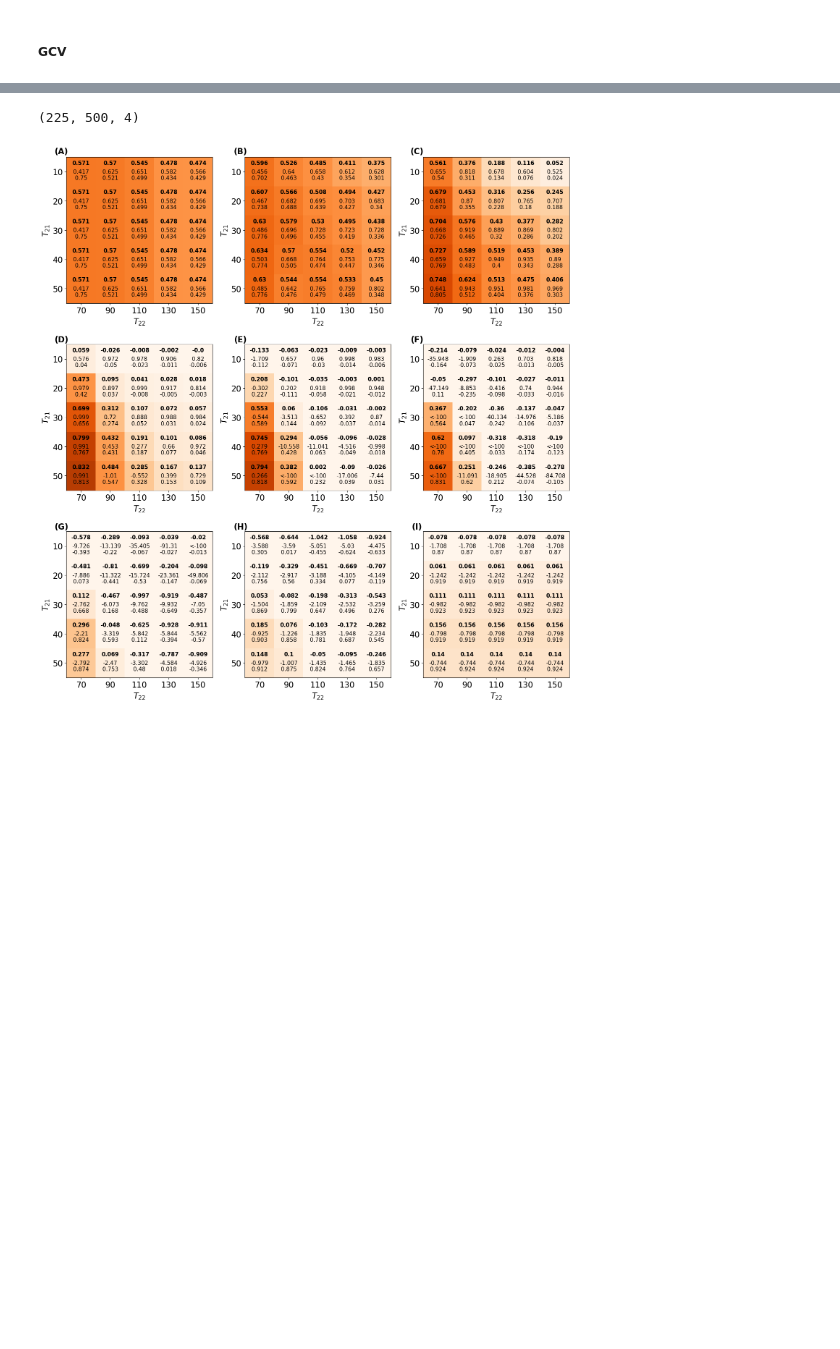
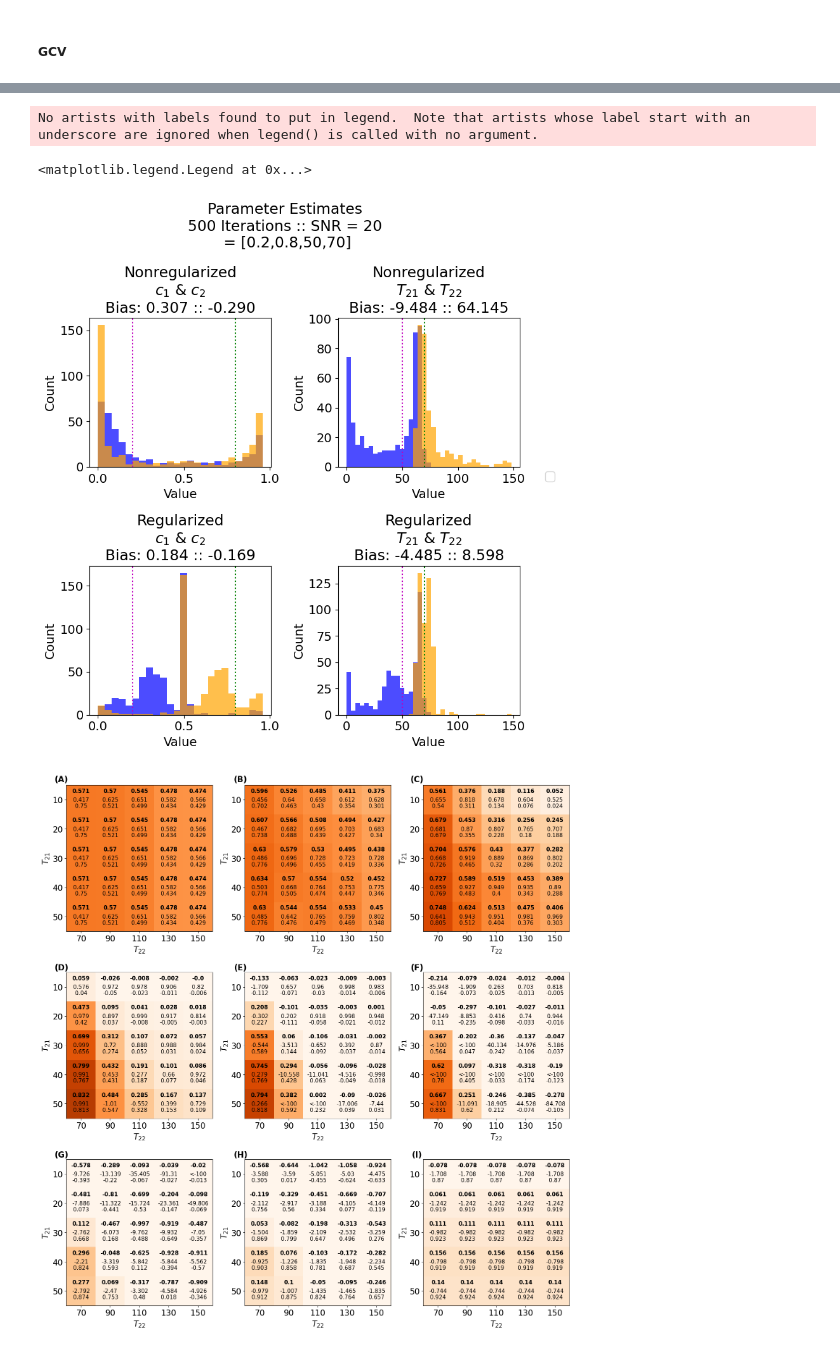
Before and after one commit to Griffin997/Regularization, a Jupyter notebook: EstimateP_AnalyzeSimulations.ipynb, the cells around one changed output, grey strips where cells are left out. Cells and saved outputs as stored; diff of their text form; code cells hidden in the pictures; blank space fills up the shorter version.

```diff
--- a/EstimateP_AnalyzeSimulations.ipynb
+++ b/EstimateP_AnalyzeSimulations.ipynb
@@ -692,78 +704,78 @@ fig.text(0.705,0.86, '(C)', ha="center", va="center", color="black", weight = "b
 plt.rc('font', size = 14)
 # %% [output]
 [figure]
-# %%
-ds1_GCV_final_params.shape
-# %% [output]
-(225, 500, 4)
 # %%
 pCombo_hist = [0.2,0.8,50,70]
 pC_index_hist = paramCombos.index(pCombo_hist)
 
 plt.rc('font', size = 14)
 
-fig, ax = plt.subplots(2, 2, figsize=(8, 15), tight_layout=True)
-fig.suptitle(f"Parameter Estimates\n{iterations} Iterations :: SNR = {SNR_value :0.2f}\n = [{c1},{c2},{T21},{T22}]")
+fig, ax = plt.subplots(2, 2, figsize=(8, 9), tight_layout=True)
+fig.suptitle(f"Parameter Estimates\n{ds1_GCV_final_params.shape[1]} Iterations :: SNR = {ds1_SNR_value}\n = [{pCombo_hist[0]},{pCombo_hist[1]},{pCombo_hist[2]},{pCombo_hist[3]}]")
 
 #Offset Result
+bin_array = np.arange(0, 1, 0.04)
+ax[0,0].hist(x=ds1_NR_final_params[pC_index_hist,:,0], bins=bin_array, color='b', alpha = 0.7)
+ax[0,0].hist(x=ds1_NR_final_params[pC_index_hist,:,1], bins=bin_array, color='orange', alpha = 0.7)
+ax[0,0].axvline(x = pCombo_hist[0], color='m', ls = ':')
+ax[0,0].axvline(x = pCombo_hist[1], color='g', ls = ':')
+ax[0,0].set_xlabel('Value')
+ax[0,0].set_ylabel('Count')
+ax[0,0].set_title(f"Nonregularized\n{param_name_list[0]} & {param_name_list[1]}\nBias: {np.mean(ds1_NR_final_params[pC_index_hist,:,0]) - pCombo_hist[0]:.3f} :: {np.mean(ds1_NR_final_params[pC_index_hist,:,1]) - pCombo_hist[1]:.3f}")
+
+ymin, ymax = ax[0,0].get_ylim()
+xmin, xmax = ax[0,0].get_xlim()
+yup = ymin+(ymax-ymin)*2//3
+ydn = ymin+(ymax-ymin)*1//3
+
+bin_array = np.arange(0, 150, 4)
+ax[0,1].hist(x=ds1_NR_final_params[pC_index_hist,:,2], bins=bin_array, color='b', alpha = 0.7)
+ax[0,1].hist(x=ds1_NR_final_params[pC_index_hist,:,3], bins=bin_array, color='orange', alpha = 0.7)
+ax[0,1].axvline(x = pCombo_hist[2], color='m', ls = ':')
+ax[0,1].axvline(x = pCombo_hist[3], color='g', ls = ':')
+ax[0,1].set_xlabel('Value')
+ax[0,1].set_ylabel('Count')
+ax[0,1].set_title(f"Nonregularized\n{param_name_list[2]} & {param_name_list[3]}\nBias: {np.mean(ds1_NR_final_params[pC_index_hist,:,2]) - pCombo_hist[2]:.3f} :: {np.mean(ds1_NR_final_params[pC_index_hist,:,3]) - pCombo_hist[3]:.3f}")
+
+ymin, ymax = ax[0,1].get_ylim()
+xmin, xmax = ax[0,1].get_xlim()
+yup = ymin+(ymax-ymin)*2//3
+ydn = ymin+(ymax-ymin)*1//3
+
+#Rician Results
 bin_array = np.arange(0, 1, 0.04)
 ax[1,0].hist(x=ds1_GCV_final_params[pC_index_hist,:,0], bins=bin_array, color='b', alpha = 0.7)
 ax[1,0].hist(x=ds1_GCV_final_params[pC_index_hist,:,1], bins=bin_array, color='orange', alpha = 0.7)
 ax[1,0].axvline(x = pCombo_hist[0], color='m', ls = ':')
 ax[1,0].axvline(x = pCombo_hist[1], color='g', ls = ':')
 ax[1,0].set_xlabel('Value')
 ax[1,0].set_ylabel('Count')
-ax[1,0].set_title(f"Offset\n{param_name_list[0]} & {param_name_list[1]}")
+ax[1,0].set_title(f"Regularized\n{param_name_list[0]} & {param_name_list[1]}\nBias: {np.mean(ds1_GCV_final_params[pC_index_hist,:,0]) - pCombo_hist[0]:.3f} :: {np.mean(ds1_GCV_final_params[pC_index_hist,:,1]) - pCombo_hist[1]:.3f}")
 
 ymin, ymax = ax[1,0].get_ylim()
 xmin, xmax = ax[1,0].get_xlim()
 yup = ymin+(ymax-ymin)*2//3
 ydn = ymin+(ymax-ymin)*1//3
 
 bin_array = np.arange(0, 150, 4)
 ax[1,1].hist(x=ds1_GCV_final_params[pC_index_hist,:,2], bins=bin_array, color='b', alpha = 0.7)
 ax[1,1].hist(x=ds1_GCV_final_params[pC_index_hist,:,3], bins=bin_array, color='orange', alpha = 0.7)
 ax[1,1].axvline(x = pCombo_hist[2], color='m', ls = ':')
 ax[1,1].axvline(x = pCombo_hist[3], color='g', ls = ':')
 ax[1,1].set_xlabel('Value')
 ax[1,1].set_ylabel('Count')
-ax[1,1].set_title(f"Offset\n{param_name_list[2]} & {param_name_list[3]}")
+ax[1,1].set_title(f"Regularized\n{param_name_list[2]} & {param_name_list[3]}\nBias: {np.mean(ds1_GCV_final_params[pC_index_hist,:,2]) - pCombo_hist[2]:.3f} :: {np.mean(ds1_GCV_final_params[pC_index_hist,:,3]) - pCombo_hist[3]:.3f}")
 
 ymin, ymax = ax[1,1].get_ylim()
 xmin, xmax = ax[1,1].get_xlim()
 yup = ymin+(ymax-ymin)*2//3
 ydn = ymin+(ymax-ymin)*1//3
 
-#Rician Results
-bin_array = np.arange(0, 1, 0.04)
-ax[2,0].hist(x=rician_params[:,0], bins=bin_array, color='b', alpha = 0.7)
-ax[2,0].hist(x=rician_params[:,1], bins=bin_array, color='orange', alpha = 0.7)
-ax[2,0].axvline(x = true_params[0], color='m', ls = ':')
-ax[2,0].axvline(x = true_params[1], color='g', ls = ':')
-ax[2,0].set_xlabel('Value')
-ax[2,0].set_ylabel('Count')
-ax[2,0].set_title(f"Rician\n{param_name_list[0]} & {param_name_list[1]}")
-
-ymin, ymax = ax[2,0].get_ylim()
-xmin, xmax = ax[2,0].get_xlim()
-yup = ymin+(ymax-ymin)*2//3
-ydn = ymin+(ymax-ymin)*1//3
-
-bin_array = np.arange(0, 150, 4)
-ax[2,1].hist(x=rician_params[:,2], bins=bin_array, color='b', alpha = 0.7)
-ax[2,1].hist(x=rician_params[:,3], bins=bin_array, color='orange', alpha = 0.7)
-ax[2,1].axvline(x = true_params[2], color='m', ls = ':')
-ax[2,1].axvline(x = true_params[3], color='g', ls = ':')
-ax[2,1].set_xlabel('Value')
-ax[2,1].set_ylabel('Count')
-ax[2,1].set_title(f"Rician\n{param_name_list[2]} & {param_name_list[3]}")
-
-ymin, ymax = ax[2,1].get_ylim()
-xmin, xmax = ax[2,1].get_xlim()
-yup = ymin+(ymax-ymin)*2//3
-ydn = ymin+(ymax-ymin)*1//3
-
 fig.legend(loc='center left', bbox_to_anchor=(1, 0.5))
+# %% [output]
+No artists with labels found to put in legend.  Note that artists whose label start with an underscore are ignored when legend() is called with no argument.
+<matplotlib.legend.Legend at 0x...>
+[figure, added]
 # %%
 c1_combos_oi = np.arange(0,9,1)
 x_patches = [0,0,0,1,1,1,2,2,2]
```
Also changed, not shown: parts of 8 cells of this notebook, 1 other file.
